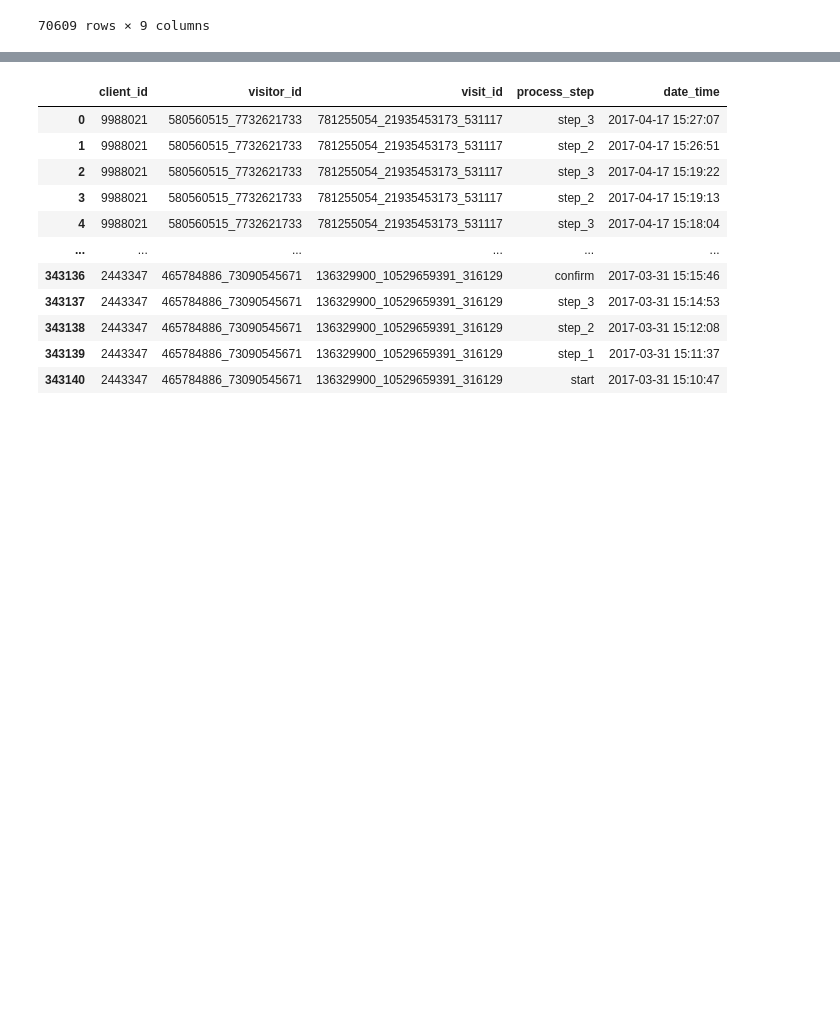
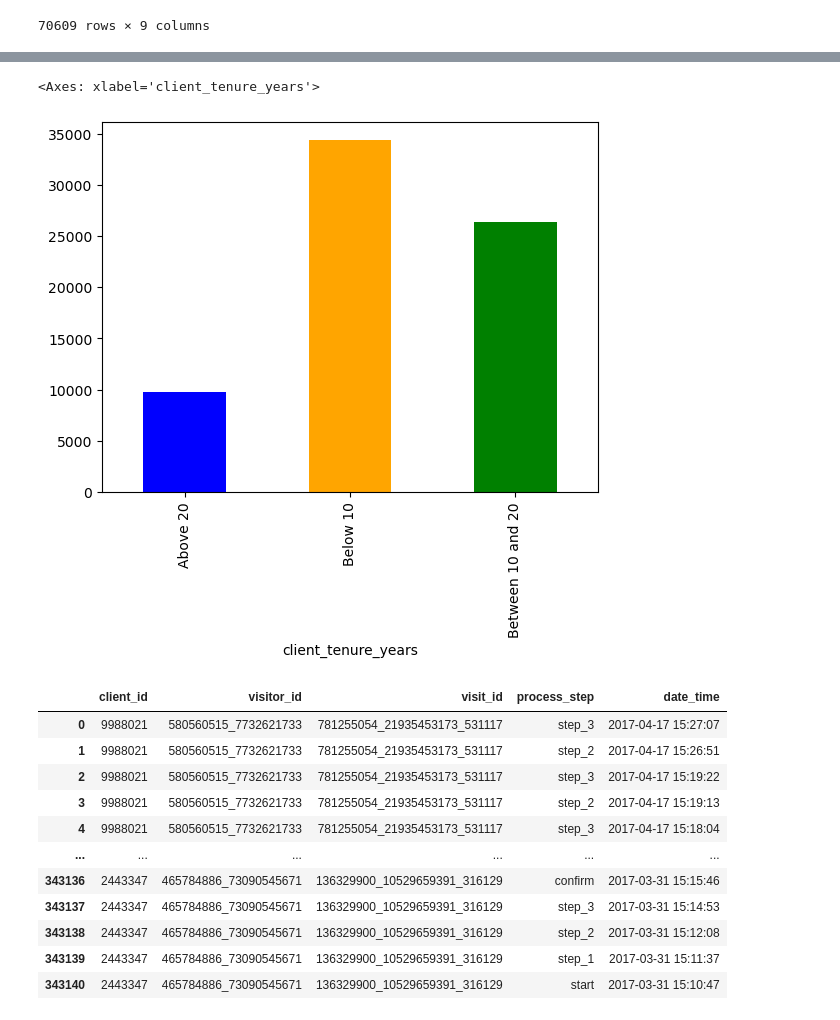
Before and after one commit to RubenLallave/Vanguard_Project, a Jupyter notebook: Vanguard_Project.ipynb, the cells around one changed output, grey strips where cells are left out. Saved outputs shown, nothing was run; the diff lists cells and outputs as text; code cells hidden in the pictures; blank space fills up the shorter version.

```diff
--- a/Vanguard_Project.ipynb
+++ b/Vanguard_Project.ipynb
@@ -21,3 +177,8 @@ df_final_demo
+# %%
+tenure_counts.plot(kind="bar", color=["blue", "orange", "green"])
+# %% [output]
+<Axes: xlabel='client_tenure_years'>
+[figure, added]
 # %%
 df_final_web_1 = pd.read_csv('https://raw.githubusercontent.com/data-bootcamp-v4/lessons/refs/heads/main/5_6_eda_inf_stats_tableau/project/files_for_project/df_final_web_data_pt_1.txt')
 df_final_web_1
```
Also changed, not shown: parts of 15 cells of this notebook.
